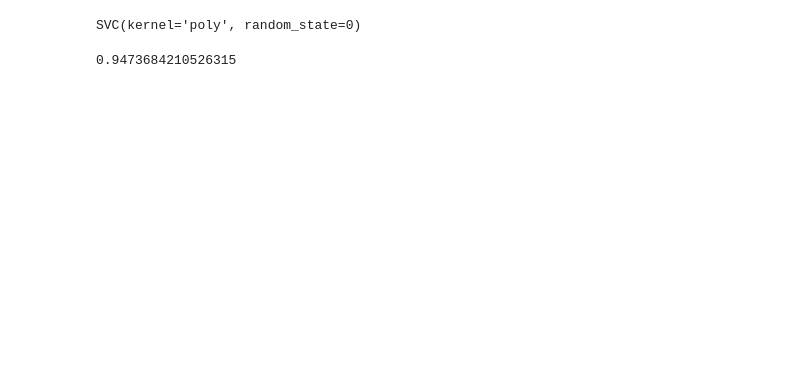
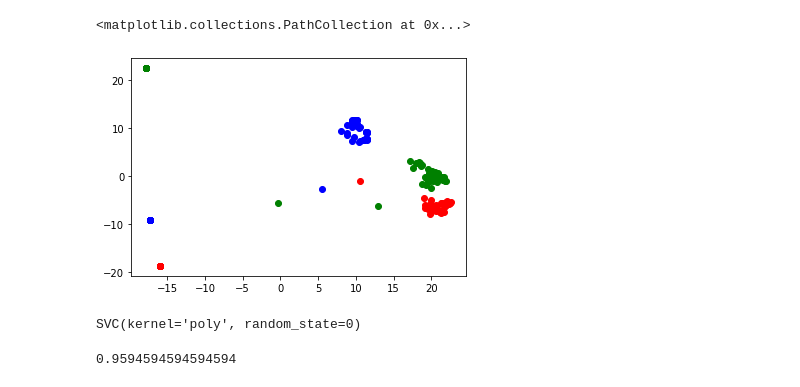
Before and after one commit to InspirAsianz/DrowsyDetection, a Jupyter notebook: SVM.ipynb, the cells around one changed output. Saved outputs shown, nothing was run; the diff lists cells and outputs as text; code cells hidden in the pictures; blank space fills up the shorter version.

Commit message:
More SVM and Graphs

```diff
--- a/SVM.ipynb
+++ b/SVM.ipynb
@@ -46,3 +33,10 @@ Name: 0, Length: 187, dtype: float64
 # %%
 from sklearn.model_selection import train_test_split
 X_Train, X_Test, Y_Train, Y_Test = train_test_split(X, Y, test_size = 0.20, random_state = 0)
+# %%
+from sklearn.decomposition import PCA
+
+pca = PCA(n_components = 2)
+X2 = pca.fit_transform(X)
+X_Train2 = pca.fit_transform(X_Train)
+X_Test2 = pca.fit_transform(X_Test)
@@ -49,3 +65,25 @@ X_Train, X_Test, Y_Train, Y_Test = train_test_split(X, Y, test_size = 0.20, rand
+# %%
+zeroes = []
+fives = []
+tens = []
+for i in range(0, len(Y)):
+    if (Y.iloc[i] == 0):
+        zeroes.append([X2[i][0], X2[i][1]])
+    if (Y.iloc[i] == 5):
+        fives.append([X2[i][0], X2[i][1]])
+    if (Y.iloc[i] == 10):
+        tens.append([X2[i][0], X2[i][1]])
+
+zeroes = np.array(zeroes)
+fives = np.array(fives)
+tens = np.array(tens)
+
+plt.scatter(zeroes[:, 0], zeroes[:, 1], color="red")
+plt.scatter(fives[:, 0], fives[:, 1], color="blue")
+plt.scatter(tens[:, 0], tens[:, 1], color="green")
+# %% [output]
+<matplotlib.collections.PathCollection at 0x...>
+[figure, added]
 # %%
 from sklearn.svm import SVC
 classifier = SVC(kernel = 'poly', random_state = 0)
@@ -54,8 +92,8 @@ classifier.fit(X_Train, Y_Train)
 SVC(kernel='poly', random_state=0)
 # %%
 from sklearn.metrics import accuracy_score
-Y_Pred = classifier.predict(X_Test)
+Y_Pred = classifier.predict(X_Test2)
 accuracy = accuracy_score(Y_Test, Y_Pred)
 accuracy
 # %% [output]
-0.9473684210526315
+0.9594594594594594
```
Also changed, not shown: parts of 5 cells of this notebook.
